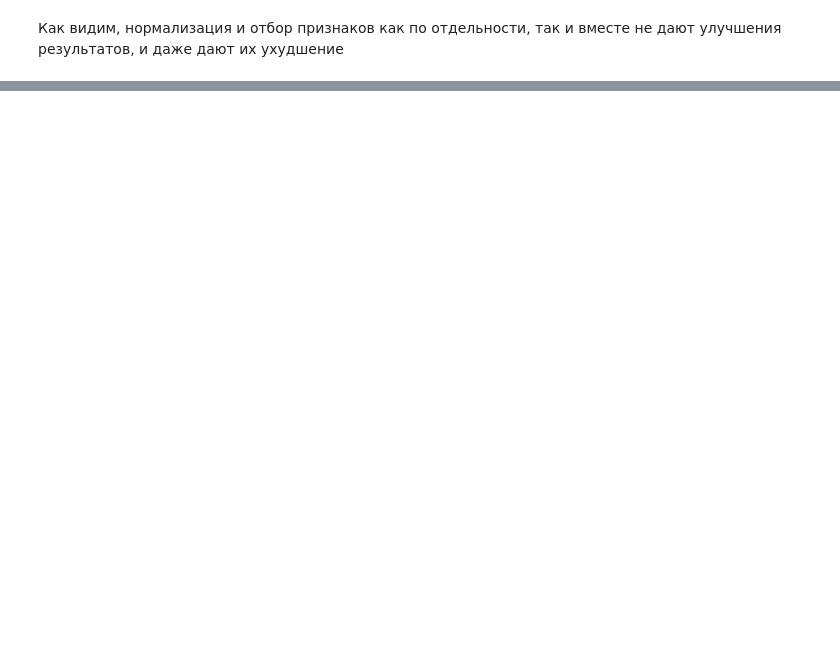
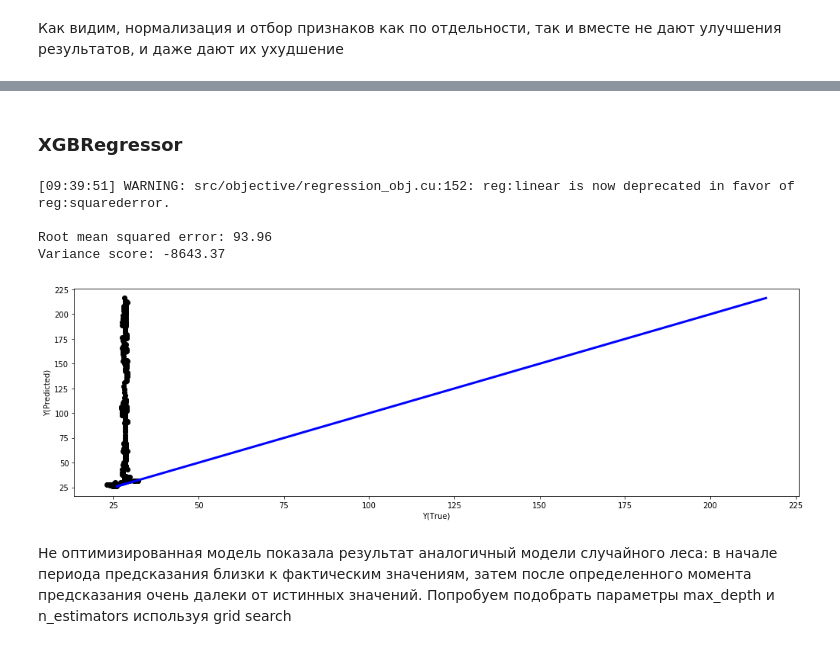
Before and after one commit to mmariyavyatkina/otus_course, a Jupyter notebook: Project/Trading app NVDA.ipynb, the cells around one changed output, grey strips where cells are left out. Saved outputs shown, nothing was run; the diff lists cells and outputs as text; code cells hidden in the pictures; blank space fills up the shorter version.

```diff
--- a/Project/Trading app NVDA.ipynb
+++ b/Project/Trading app NVDA.ipynb
@@ -653,0 +672,10 @@ def my_trade_func(context,data):
+# %%
+from sklearn.ensemble import RandomForestRegressor
+
+rf = RandomForestRegressor(random_state=42)
+rf.fit(x_train, y_train)
+y_pred = rf.predict(x_valid)
+
+print('Feature importances:')
+print(rf.feature_importances_)
+calc_metrics(y_pred, y_valid)
@@ -653,0 +719,17 @@ def my_trade_func(context,data):
+# %% [markdown]
+### XGBRegressor
+# %%
+xgbr = xgb.XGBRegressor(random_state=42)
+
+xgbr.fit(x_train, y_train)
+y_pred = xgbr.predict(x_valid)
+
+calc_metrics(y_pred, y_valid)
+# %% [output]
+[09:39:51] WARNING: src/objective/regression_obj.cu:152: reg:linear is now deprecated in favor of reg:squarederror.
+
+Root mean squared error: 93.96
+Variance score: -8643.37
+[figure, added]
+# %% [markdown]
+Не оптимизированная модель показала результат аналогичный модели случайного леса: в начале периода предсказания близки к фактическим значениям, затем после определенного момента предсказания очень далеки от истинных значений. Попробуем подобрать параметры max_depth и n_estimators используя grid search
```
Also changed, not shown: parts of 12 cells of this notebook.
